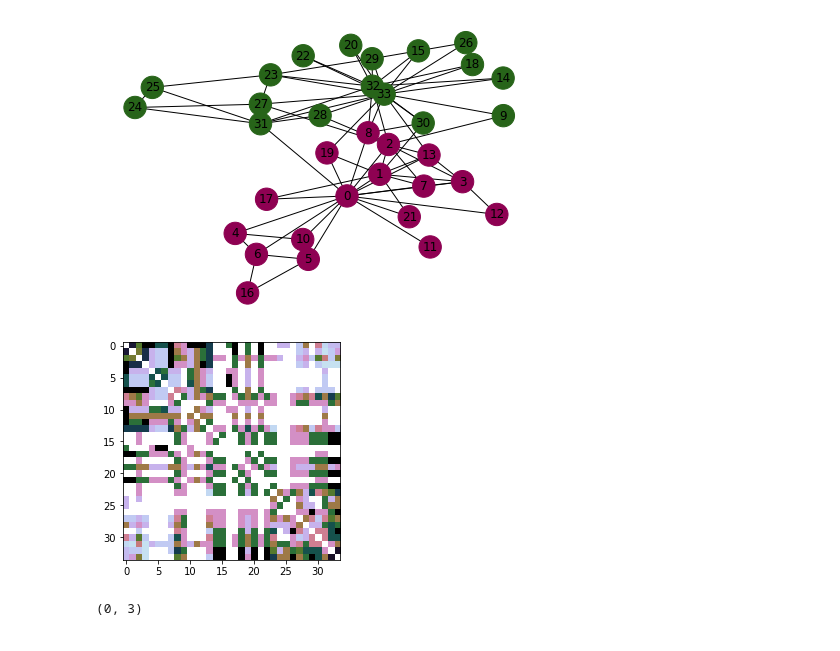
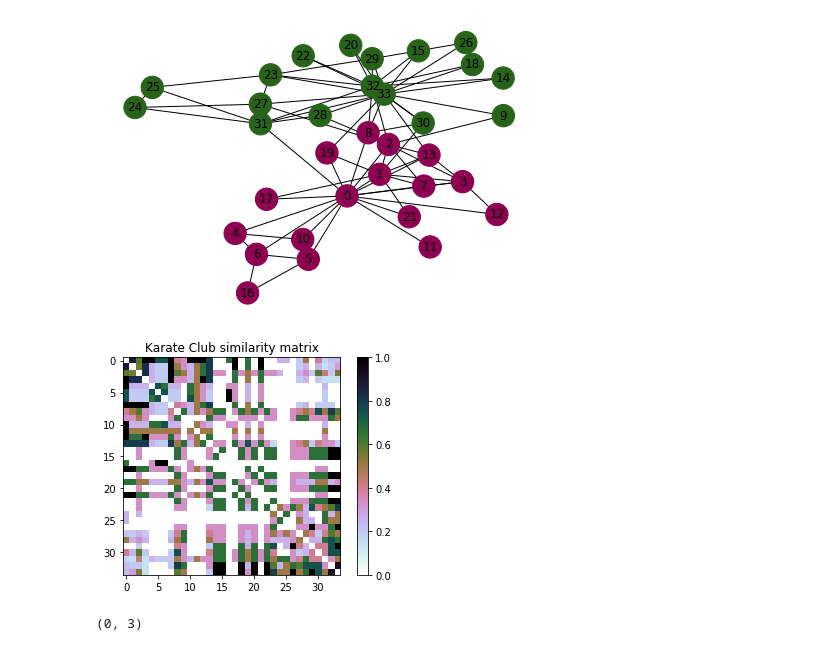
Before and after one commit to kimaril/networksch, a Jupyter notebook: notebooks/NS Assignment 09.ipynb, the cells around one changed output. Cells and saved outputs as stored; diff of their text form; code cells hidden in the pictures.

```diff
--- a/notebooks/NS Assignment 09.ipynb
+++ b/notebooks/NS Assignment 09.ipynb
@@ -47,9 +47,11 @@ def simmatrix(G):
     return X
 # %%
 plt.imshow(simmatrix(KC), cmap=plt.cm.cubehelix_r)
+plt.title('Karate Club similarity matrix')
+plt.colorbar()
 plt.show()
 # %% [output]
-[figure, old version]
+[figure, new version]
 # %%
 np.unravel_index(np.argmax(simmatrix(KC)), simmatrix(KC).shape)
 # %% [output]
```
Also changed, not shown: 4 other files.
